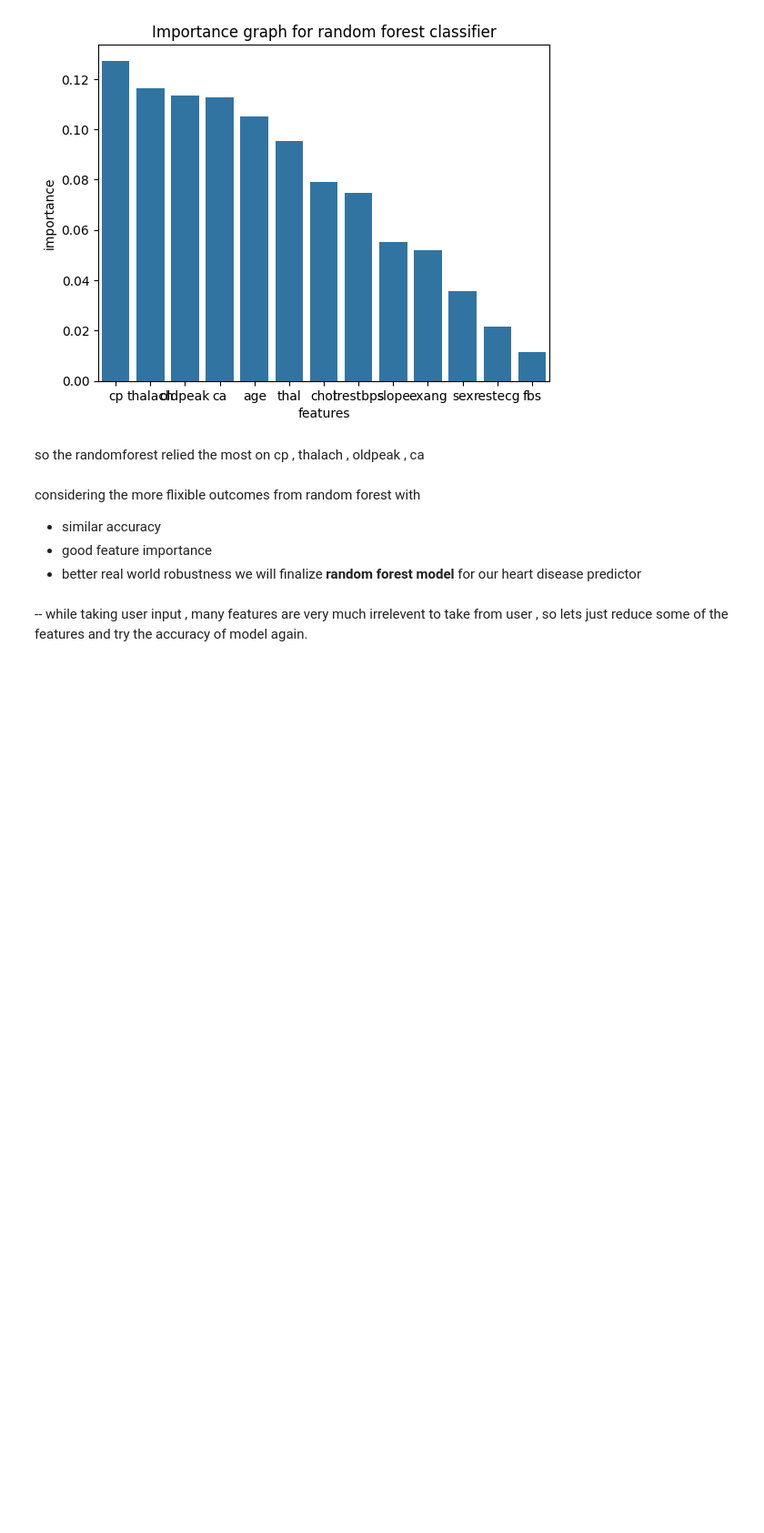
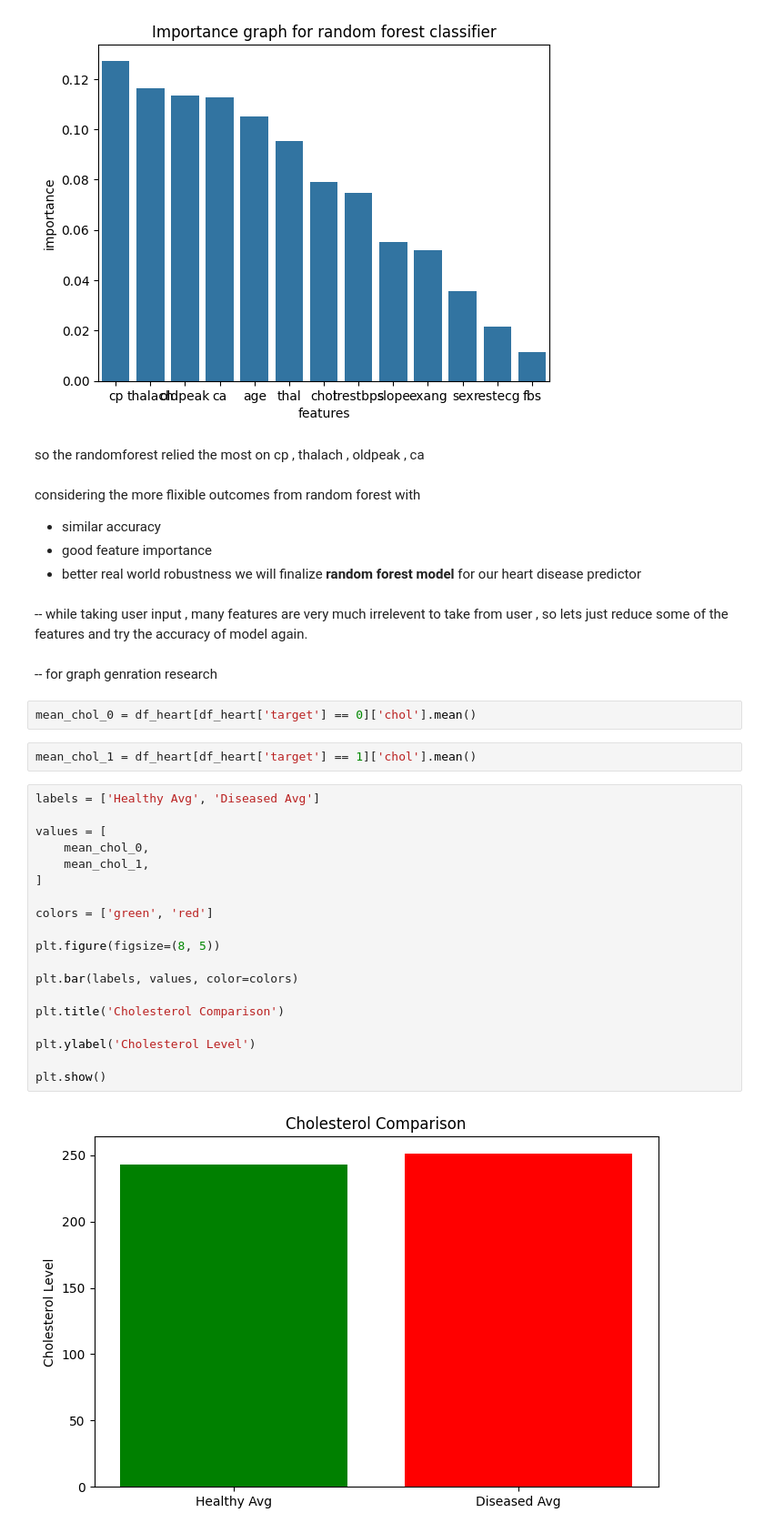
Before and after one commit to TheOnlySG/medical-classification-ml, a Jupyter notebook: notebooks/eda_heart.ipynb, the cells around one changed output. Shown at 91% size. Saved outputs shown, nothing was run; the diff lists cells and outputs as text; blank space fills up the shorter version.

```diff
--- a/notebooks/eda_heart.ipynb
+++ b/notebooks/eda_heart.ipynb
@@ -320,3 +320,30 @@ we will finalize **random forest model** for our heart disease predictor
 # %% [markdown]
 --
 while taking user input , many features are very much irrelevent to take from user , so lets just reduce some of the features and try the accuracy of model again.
+# %% [markdown]
+-- for graph genration research
+# %%
+mean_chol_0 = df_heart[df_heart['target'] == 0]['chol'].mean()
+# %%
+mean_chol_1 = df_heart[df_heart['target'] == 1]['chol'].mean()
+# %%
+labels = ['Healthy Avg', 'Diseased Avg']
+
+values = [
+    mean_chol_0,
+    mean_chol_1,
+]
+
+colors = ['green', 'red']
+
+plt.figure(figsize=(8, 5))
+
+plt.bar(labels, values, color=colors)
+
+plt.title('Cholesterol Comparison')
+
+plt.ylabel('Cholesterol Level')
+
+plt.show()
+# %% [output]
+[figure, added]
```
Also changed, not shown: parts of 3 cells of this notebook, 9 other files.
